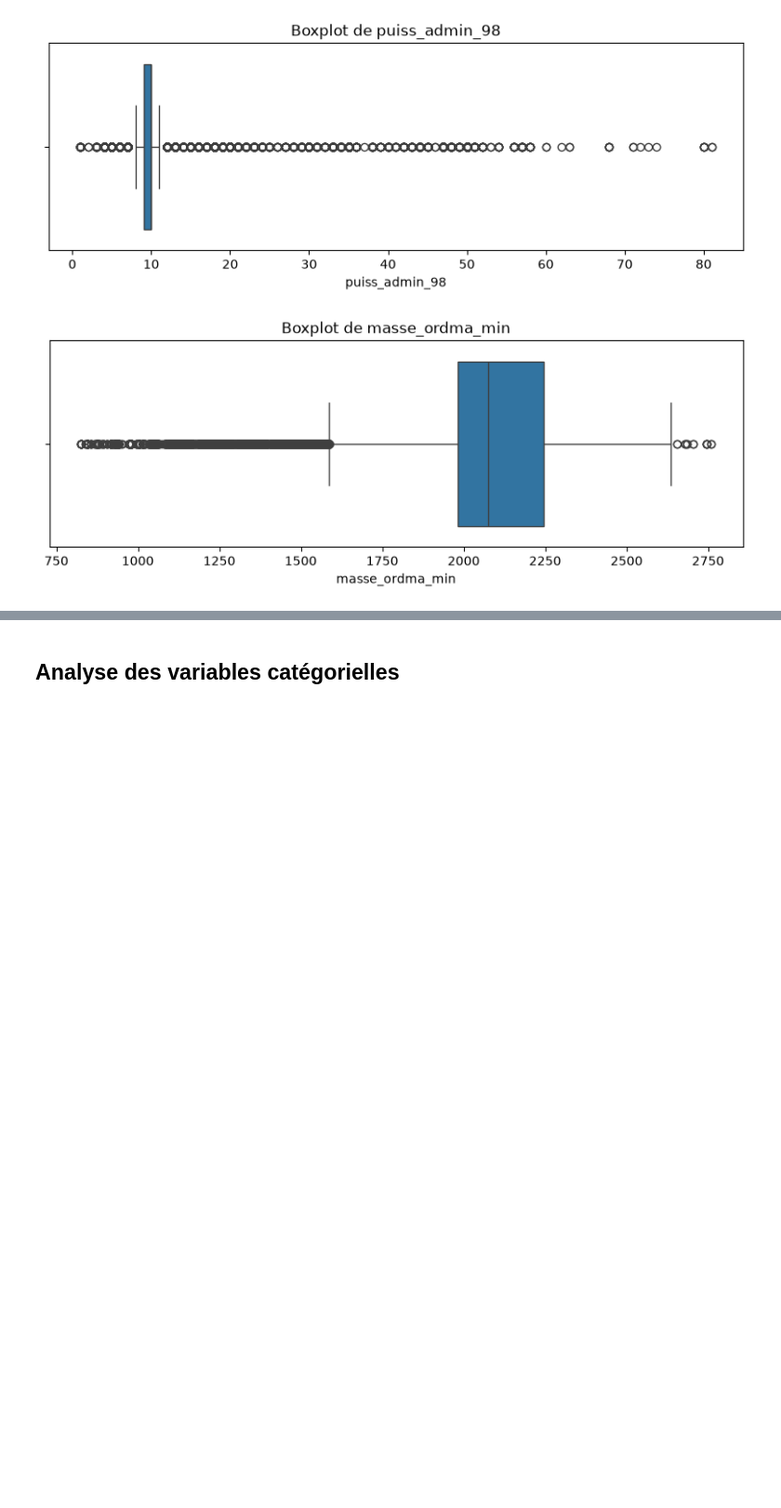
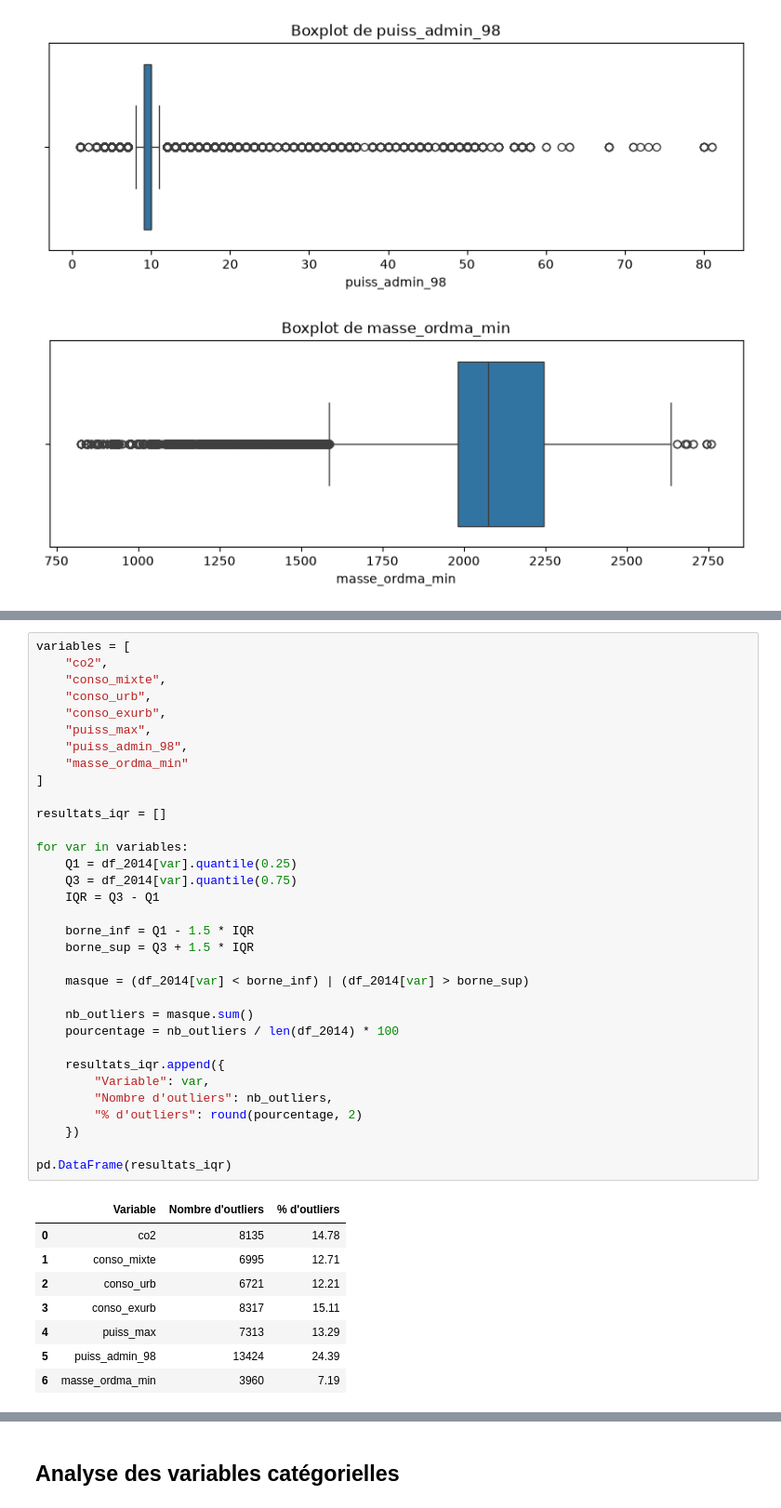
Before and after one commit to LarissaVarnakova/Projet_CO2, a Jupyter notebook: notebooks/preprocessing_aziz.ipynb, the cells around one changed output, grey strips where cells are left out. Shown at 93% size. Saved outputs shown, nothing was run; the diff lists cells and outputs as text; blank space fills up the shorter version.

Commit message:
Ajout de la détection des outliers par la méthode IQR

```diff
--- a/notebooks/preprocessing_aziz.ipynb
+++ b/notebooks/preprocessing_aziz.ipynb
@@ -434,0 +439,42 @@ En conséquence, aucune suppression ni traitement spécifique des valeurs extrê
+# %%
+variables = [
+    "co2",
+    "conso_mixte",
+    "conso_urb",
+    "conso_exurb",
+    "puiss_max",
+    "puiss_admin_98",
+    "masse_ordma_min"
+]
+
+resultats_iqr = []
+
+for var in variables:
+    Q1 = df_2014[var].quantile(0.25)
+    Q3 = df_2014[var].quantile(0.75)
+    IQR = Q3 - Q1
+
+    borne_inf = Q1 - 1.5 * IQR
+    borne_sup = Q3 + 1.5 * IQR
+
+    masque = (df_2014[var] < borne_inf) | (df_2014[var] > borne_sup)
+
+    nb_outliers = masque.sum()
+    pourcentage = nb_outliers / len(df_2014) * 100
+
+    resultats_iqr.append({
+        "Variable": var,
+        "Nombre d'outliers": nb_outliers,
+        "% d'outliers": round(pourcentage, 2)
+    })
+
+pd.DataFrame(resultats_iqr)
+# %% [output]
+|  | Variable | Nombre d'outliers | % d'outliers |
+| 0 | co2 | 8135 | 14.78 |
+| 1 | conso_mixte | 6995 | 12.71 |
+| 2 | conso_urb | 6721 | 12.21 |
+| 3 | conso_exurb | 8317 | 15.11 |
+| 4 | puiss_max | 7313 | 13.29 |
+| 5 | puiss_admin_98 | 13424 | 24.39 |
+| 6 | masse_ordma_min | 3960 | 7.19 |
```
Also changed, not shown: parts of 5 cells of this notebook.
